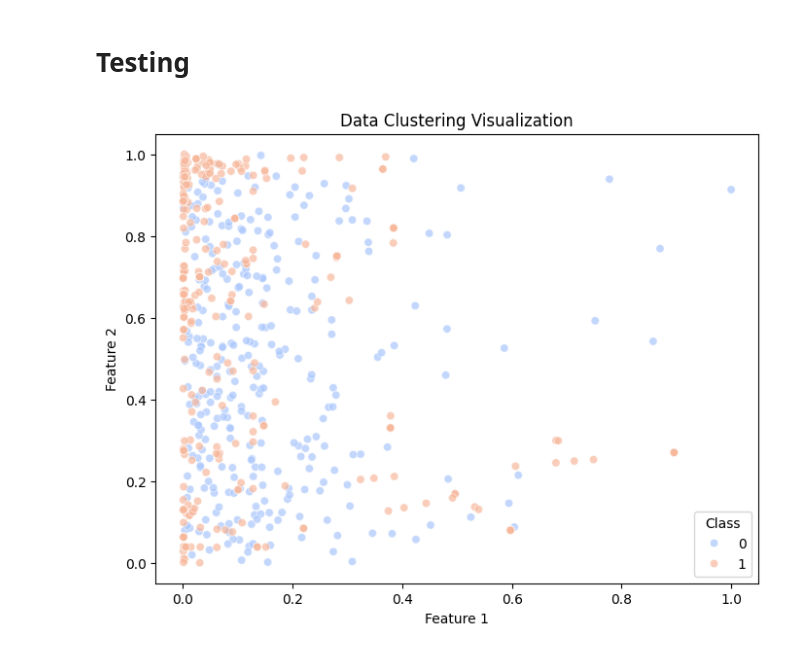
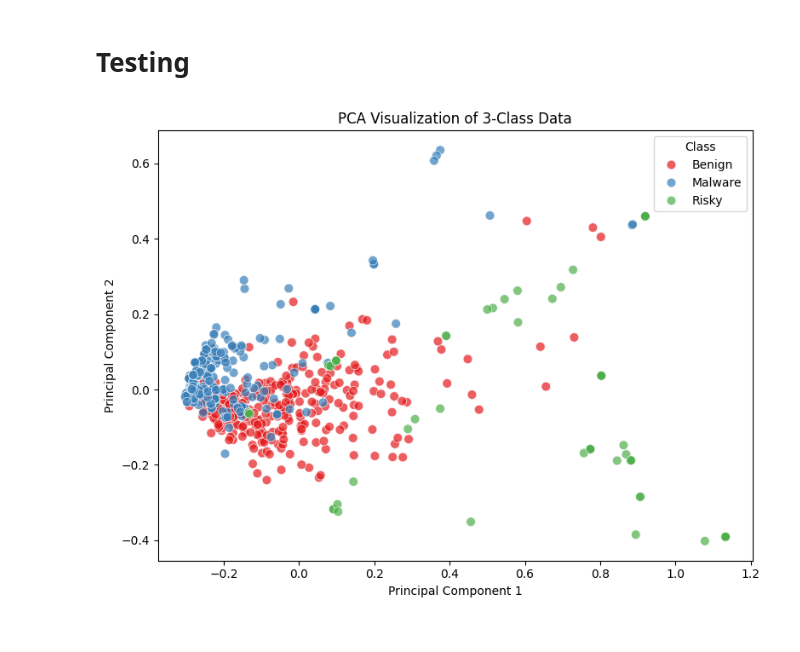
Before and after one commit to gentlsnek/AndroFuzz-MLC, a Jupyter notebook: model4_multiclass.ipynb, the cells around one changed output. Cells and saved outputs as stored; diff of their text form; code cells hidden in the pictures.

```diff
--- a/model4_multiclass.ipynb
+++ b/model4_multiclass.ipynb
@@ -207,15 +227,41 @@ weighted avg       0.76      0.43      0.27       210
 # %% [markdown]
 # Testing
-# %%
-plt.figure(figsize=(8, 6))
-sns.scatterplot(x=X[:, 0], y=X[:, 1], hue=y, palette='coolwarm', alpha=0.7)
-plt.xlabel('Feature 1')
-plt.ylabel('Feature 2')
-plt.title('Data Clustering Visualization')
-plt.legend(title='Class')
-plt.show()
-# %% [output]
-[figure, removed]
+# %%
+from sklearn.decomposition import PCA
+import matplotlib.pyplot as plt
+import seaborn as sns
+import pandas as pd
+
+# Optional: Convert y to class names for better legends (if currently numeric)
+label_map = {
+    0: 'Benign',
+    1: 'Malware',
+    2: 'Risky'
+}
+y_named = pd.Series(y).map(label_map)
+
+# PCA to 2D
+pca = PCA(n_components=2)
+X_2D = pca.fit_transform(X_selected)  # X_selected is your scaled + selected feature matrix
+
+# Create DataFrame for easier plotting
+df_plot = pd.DataFrame({
+    'PCA1': X_2D[:, 0],
+    'PCA2': X_2D[:, 1],
+    'Class': y_named
+})
+
+# Plot
+plt.figure(figsize=(8, 6))
+sns.scatterplot(data=df_plot, x='PCA1', y='PCA2', hue='Class', palette='Set1', alpha=0.7, s=60)
+plt.title('PCA Visualization of 3-Class Data')
+plt.xlabel('Principal Component 1')
+plt.ylabel('Principal Component 2')
+plt.legend(title='Class')
+plt.tight_layout()
+plt.show()
+# %% [output]
+[figure, added]
 # %%
 plt.figure(figsize=(8, 5))
 class_counts = pd.Series(y).value_counts()
```
Also changed, not shown: parts of 11 cells of this notebook.
